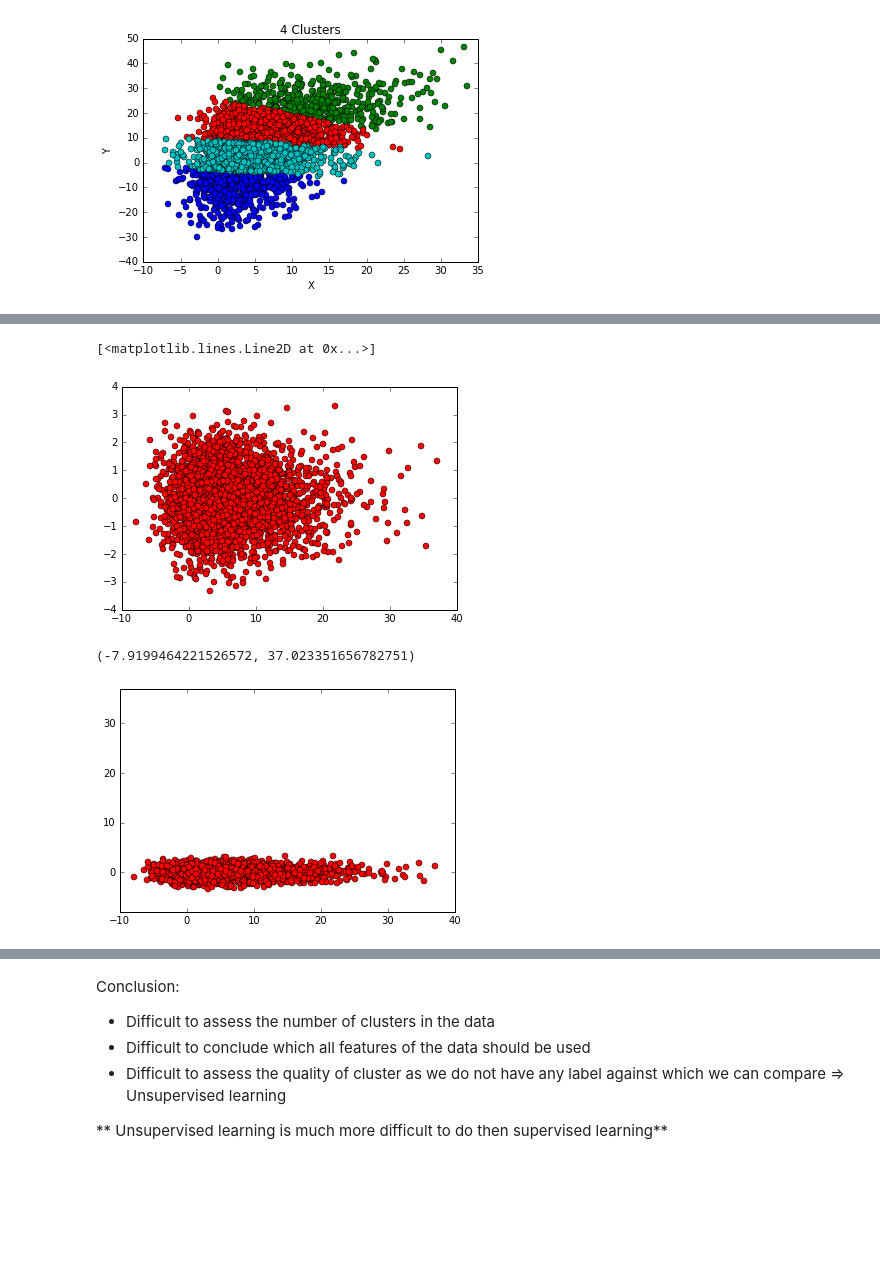
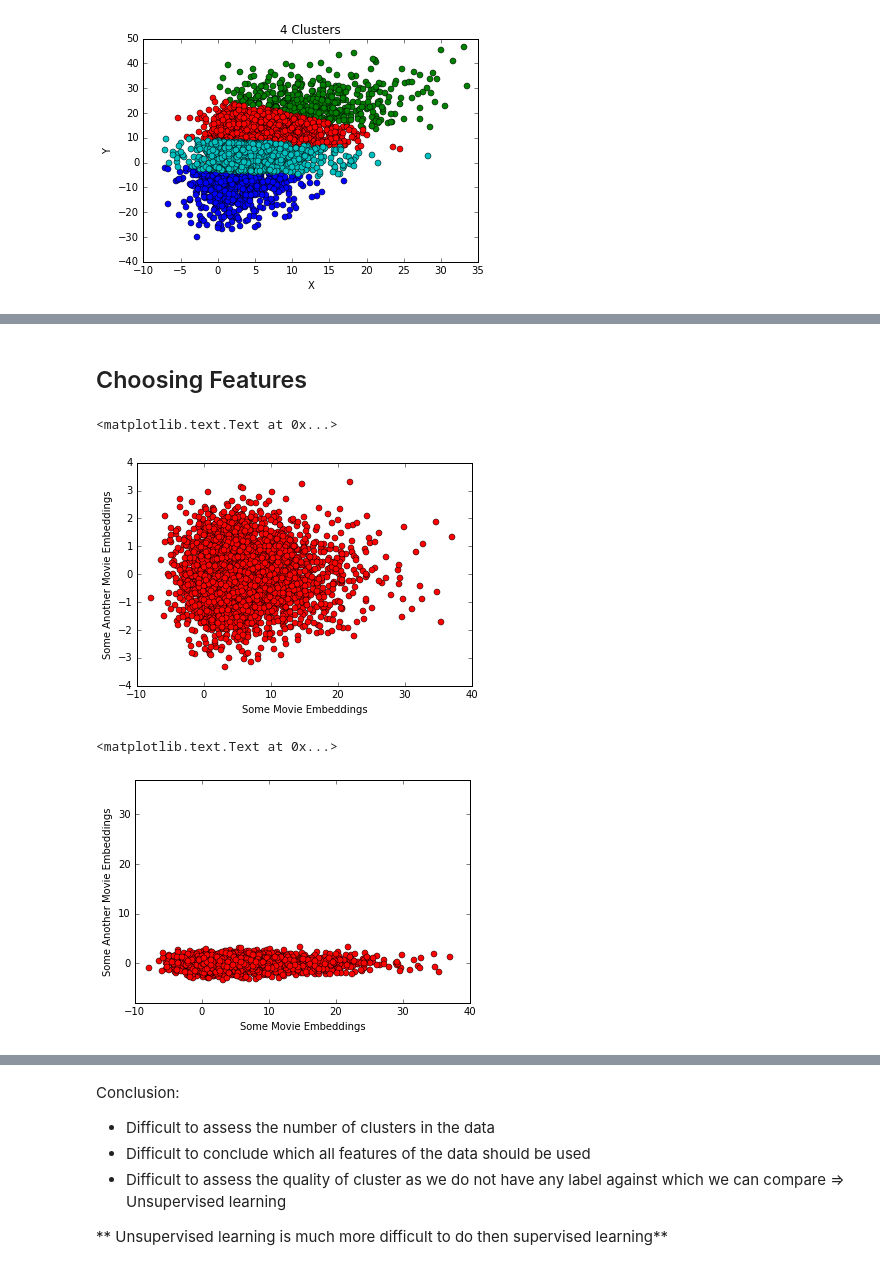
Before and after one commit to datafool/optsum, a Jupyter notebook: ML_WorkShop_Unsupervised_Learning.ipynb, the cells around one changed output, grey strips where cells are left out. Saved outputs shown, nothing was run; the diff lists cells and outputs as text; code cells hidden in the pictures; blank space fills up the shorter version.

```diff
--- a/ML_WorkShop_Unsupervised_Learning.ipynb
+++ b/ML_WorkShop_Unsupervised_Learning.ipynb
@@ -350,3 +466,5 @@ Now, lets look at the data which is does not vary much along each dimension
+# %% [markdown]
+## Choosing Features
 # %%
 np.random.seed(100)
 x_varying = np.concatenate((np.random.normal(1,3,500),
@@ -361,15 +479,19 @@ y_varying = np.random.normal(0,1,len(x_varying))
 varying_data = np.stack((x_varying,y_varying), axis=1)
 # %%
 plt.plot(varying_data[:,0], varying_data[:,1], 'ro')
+plt.xlabel("Some Movie Embeddings")
+plt.ylabel("Some Another Movie Embeddings")
 # %% [output]
-[<matplotlib.lines.Line2D at 0x...>]
+<matplotlib.text.Text at 0x...>
-[figure, old version]
+[figure, new version]
 # %%
 plt.plot(varying_data[:,0], varying_data[:,1], 'ro')
 plt.ylim(min(varying_data[:,0]), max(varying_data[:,0]))
+plt.xlabel("Some Movie Embeddings")
+plt.ylabel("Some Another Movie Embeddings")
 # %% [output]
-(-7.9199464221526572, 37.023351656782751)
+<matplotlib.text.Text at 0x...>
-[figure, old version]
+[figure, new version]
 # %% [markdown]
 - We can see there is not much variance along y
 - So would it be useful to use y for getting grouping
```
Also changed, not shown: parts of 39 cells of this notebook.
